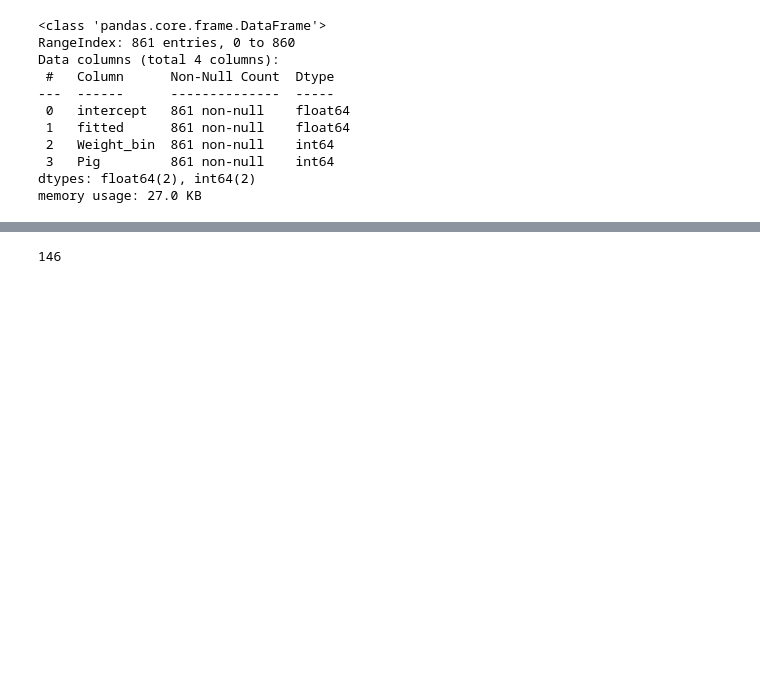
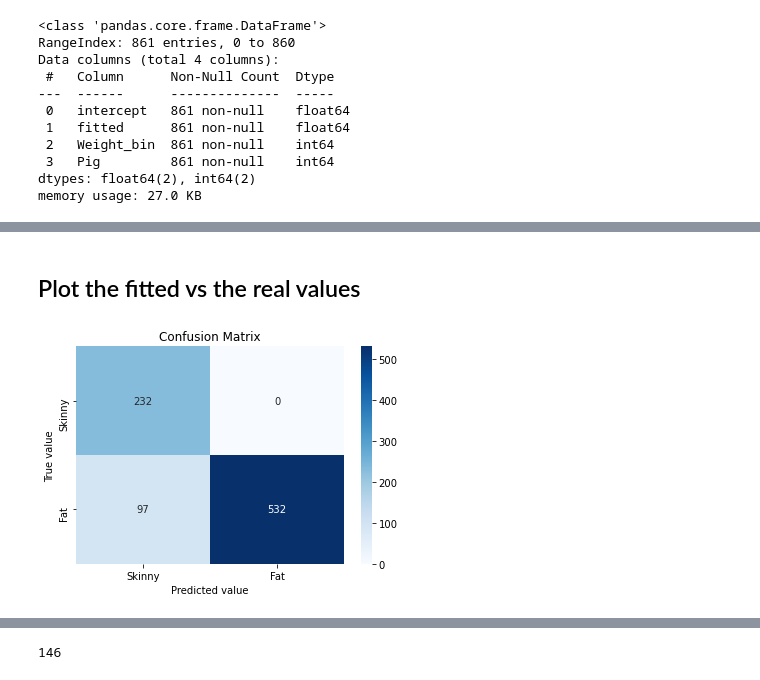
Before and after one commit to G-Licitra/hime, a Jupyter notebook: playground/LogMM_methods_random_intercept_slope.ipynb, the cells around one changed output, grey strips where cells are left out. Saved outputs shown, nothing was run; the diff lists cells and outputs as text; code cells hidden in the pictures; blank space fills up the shorter version.

```diff
--- a/playground/LogMM_methods_random_intercept_slope.ipynb
+++ b/playground/LogMM_methods_random_intercept_slope.ipynb
@@ -712,5 +832,5 @@ _ = plt.scatter(fitted_values[fixed_effect].abs(), mdp.fits)
 # %%
-pred_target_df = pd.concat([fitted_values, y, data[grouping_var]], axis=1).rename(columns={"Time": "fitted", "Weight": "target"})
+pred_target_df = pd.concat([fitted_values, y, data[grouping_var]], axis=1).rename(columns={fixed_effect: "fitted", "Weight": "target"})
 # %%
 pred_target_df.info()
 # %% [output]
@@ -737,0 +858,22 @@ _ = sns.scatterplot(data=pred_target_df,
+# %% [markdown]
+## Plot the fitted vs the real values
+# %%
+c_mat = confusion_matrix(data[target], pred_target_df["intercept"].round(0))
+# %%
+cmap='Blues'
+categories=["Skinny", "Fat"]
+
+_ = sns.heatmap(c_mat,
+                annot=True,
+                fmt="",
+                cmap=cmap,
+#                 cbar=cbar,
+                xticklabels=categories,
+                yticklabels=categories
+               )
+_ = plt.title("Confusion Matrix")
+# _ = plt.xlabel(f'Predicted value\n\nAccuracy={summary_df["Accuracy"].values[0]}\nSensitivity={summary_df["Sensitivity"].values[0]}\nSpecificity={summary_df["Specificity"].values[0]}\nF1 Score={summary_df["F1"].values[0]}')
+_ = plt.xlabel(f'Predicted value')
+_ = plt.ylabel("True value")
+# %% [output]
+[figure, added]
```
Also changed, not shown: parts of 43 cells of this notebook, 5 other files.
